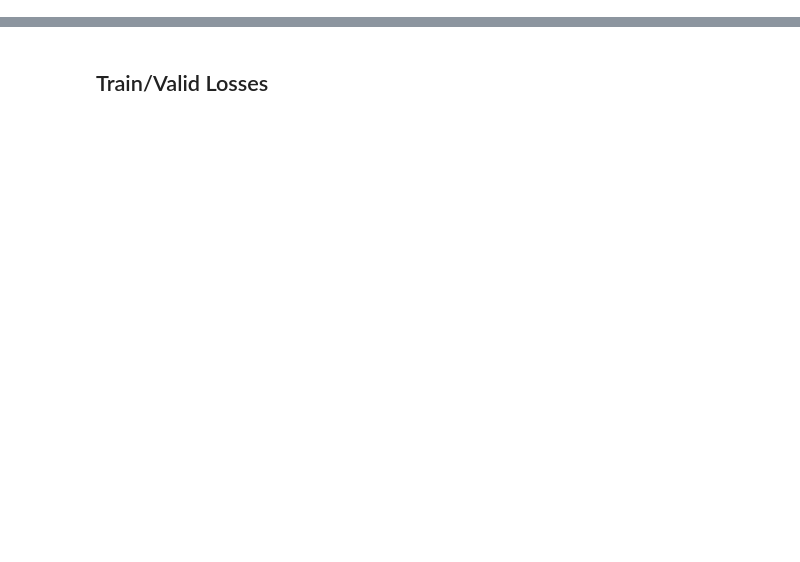
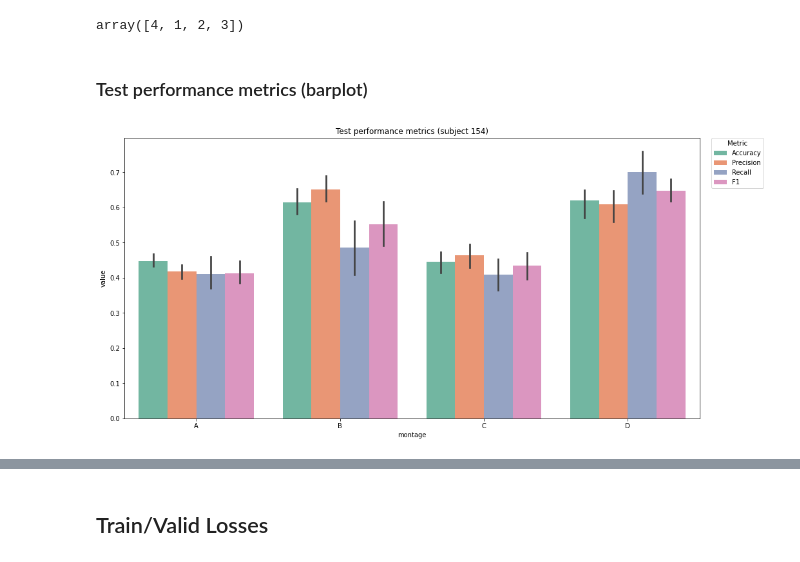
Before and after one commit to nicchiou/mindportal, a Jupyter notebook: experiments/motor_LR/chan_avg_transformer/ExperimentSummary.ipynb, the cells around one changed output, grey strips where cells are left out. Saved outputs shown, nothing was run; the diff lists cells and outputs as text; code cells hidden in the pictures; blank space fills up the shorter version.

```diff
--- a/experiments/motor_LR/chan_avg_transformer/ExperimentSummary.ipynb
+++ b/experiments/motor_LR/chan_avg_transformer/ExperimentSummary.ipynb
@@ -68 +87,5 @@ Index(['Status', 'epoch_early_stop', 'final_test_loss', 'montage', 'subject',
+# %%
+all_model_df.n_layers.unique()
+# %% [output]
+array([4, 1, 2, 3])
 # %%
@@ -72,0 +96,20 @@ d_model = 128
+# %% [markdown]
+### Test performance metrics (barplot)
+# %%
+melt_test = pd.melt(all_model_df,
+                    id_vars = ['n_layers', 'n_heads', 'factor', 'd_model', 'montage'],
+                    value_vars = ['test_accuracy', 'test_precision', 'test_recall', 'test_f1'],
+                    var_name = 'metric')
+melt_test.loc[:, 'metric'] = melt_test.loc[:, 'metric'].apply(lambda x: x.split('_')[1].capitalize())
+# %%
+fig, ax = plt.subplots(1, 1, figsize=(16, 8))
+
+sns.barplot(data=melt_test[(melt_test['n_layers'] == n_layers) &
+                           (melt_test['n_heads'] == n_heads) &
+                           (melt_test['factor'] == factor) &
+                           (melt_test['d_model'] == d_model)],
+            x='montage', y='value', hue='metric', palette='Set2', ax=ax, order=montage_order)
+plt.legend(title='Metric', bbox_to_anchor=(1.02, 1), loc=2, borderaxespad=0.)
+plt.title('Test performance metrics (subject 154)');
+# %% [output]
+[figure, added]
```
Also changed, not shown: parts of 33 cells of this notebook, 4 other files.
